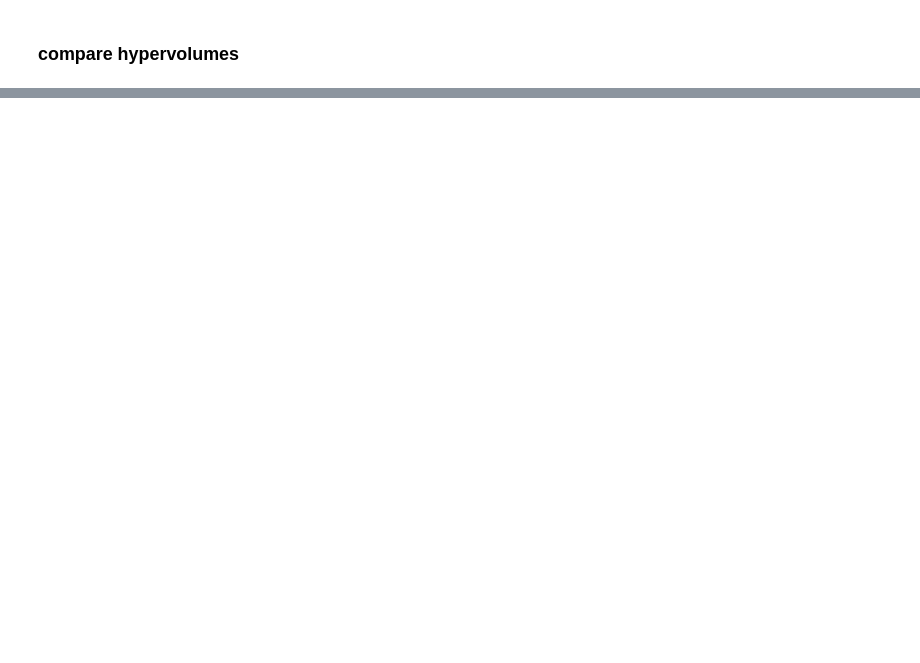
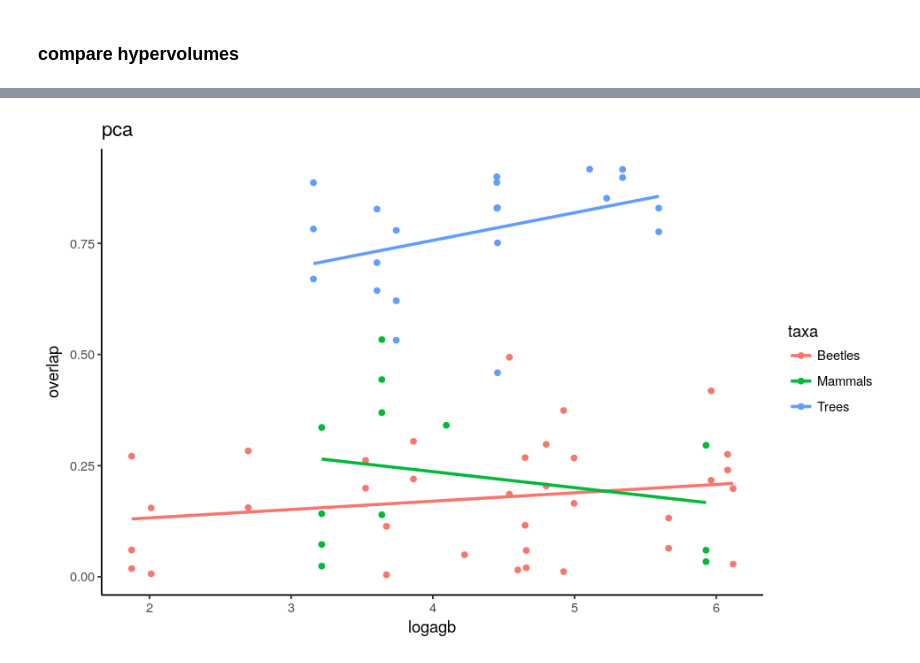
Before and after one commit to dbridg15/masters_project, a Jupyter notebook: Code/comparing_hypervolumes.ipynb, the cells around one changed output, grey strips where cells are left out. Saved outputs shown, nothing was run; the diff lists cells and outputs as text; code cells hidden in the pictures; blank space fills up the shorter version.

```diff
--- a/Code/comparing_hypervolumes.ipynb
+++ b/Code/comparing_hypervolumes.ipynb
@@ -180,0 +199,10 @@ print(plt)
+# %%
+# overlap by log(agb)
+plt = ggplot(data = ovlp, aes(x = logagb, y = overlap, color = taxa))
+plt = plt + geom_point()
+plt = plt + geom_smooth(method = 'lm', se = F)
+plt = plt + theme_classic()
+plt = plt + ggtitle(kind)
+print(plt)
+# %% [output]
+[figure, added]
```
Also changed, not shown: parts of 41 cells of this notebook, 4 other files.
